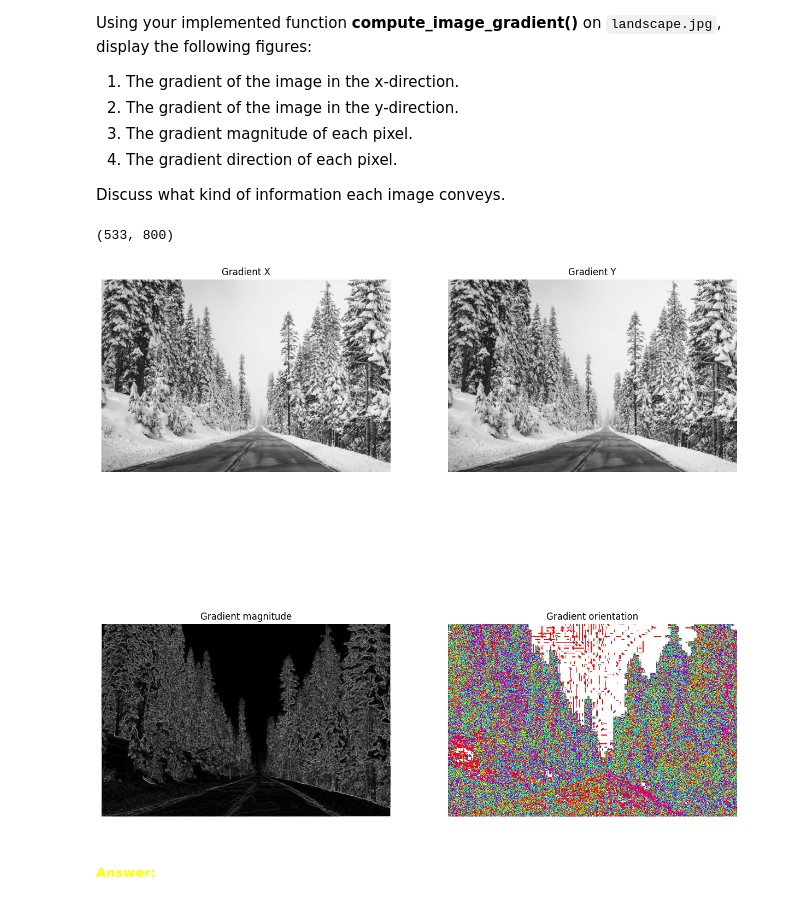
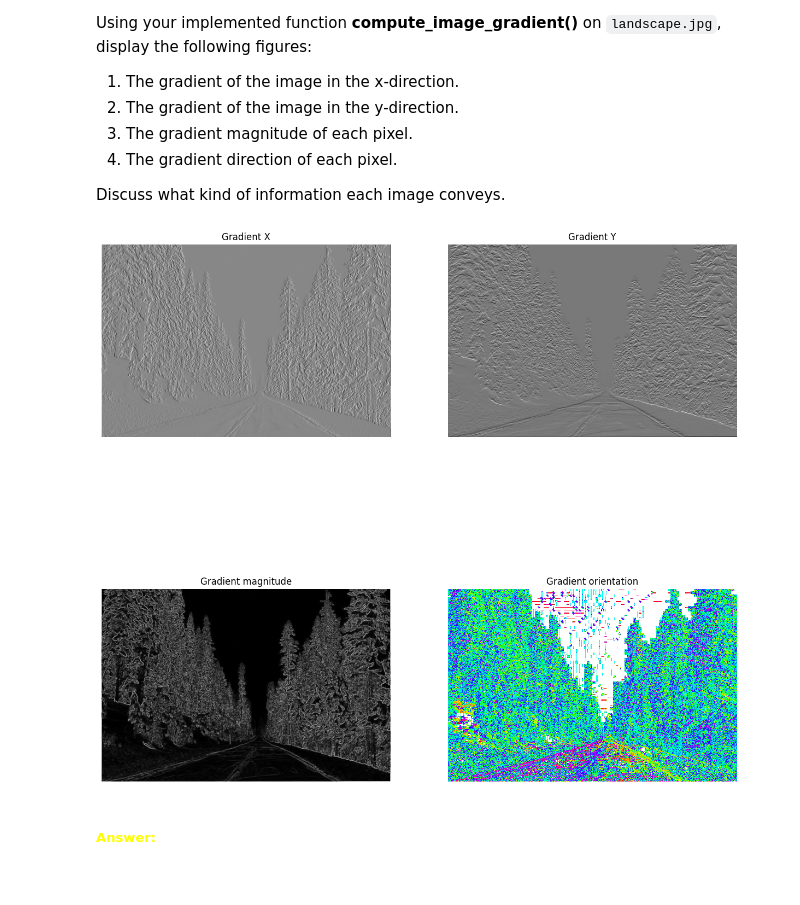
Before and after one commit to meherc99/group44_cv_labs, a Jupyter notebook: cv1-lab-2/cv1-lab-2.ipynb, the cells around one changed output. Saved outputs shown, nothing was run; the diff lists cells and outputs as text; code cells hidden in the pictures.

```diff
--- a/cv1-lab-2/cv1-lab-2.ipynb
+++ b/cv1-lab-2/cv1-lab-2.ipynb
@@ -823,11 +860,11 @@ def compute_image_gradient(input_image: np.ndarray):
                [-1, -2, -1]]
 
     # YOUR CODE HERE
-    gradient_x = scipy.signal.convolve2d(input_image, sobel_x, mode='same')
-    gradient_y = scipy.signal.convolve2d(input_image, sobel_y, mode='same')
+    gradient_x = normalize_image(scipy.signal.convolve2d(input_image, sobel_x, mode='same'))
+    gradient_y = normalize_image(scipy.signal.convolve2d(input_image, sobel_y, mode='same'))
 
     gradient_magnitude = np.sqrt(gradient_x**2 + gradient_y**2)
-    gradient_direction = np.tanh(gradient_y / gradient_x)
+    gradient_direction = np.arctan(gradient_y / gradient_x)
 
     return gradient_x, gradient_y, gradient_magnitude, gradient_direction
 # %% [markdown]
@@ -850,4 +888,0 @@ image = cv2.cvtColor(image, cv2.COLOR_BGR2GRAY)
-# %%
-image.shape
-# %% [output]
-(533, 800)
@@ -861,24 +889,23 @@ grad_x, grad_y, grad_magnitude, grad_direction = compute_image_gradient(image)
 # %%
-
 fig, ((ax_gradx, ax_grady), (ax_mag, ax_ang)) = plt.subplots(2, 2, figsize=(15, 15))
-ax_gradx.imshow(image, cmap='gray')
+ax_gradx.imshow(grad_x, cmap='gray')
 ax_gradx.set_title('Gradient X')
 ax_gradx.set_axis_off()
 
-ax_grady.imshow(image, cmap='gray')
+ax_grady.imshow(grad_y, cmap='gray')
 ax_grady.set_title('Gradient Y')
 ax_grady.set_axis_off()
 
 ax_mag.imshow(np.absolute(grad_magnitude), cmap='gray')
 ax_mag.set_title('Gradient magnitude')
 ax_mag.set_axis_off()
 
-ax_ang.imshow(np.angle(grad_direction), cmap='hsv') # hsv is cyclic, like angles
+ax_ang.imshow(grad_direction, cmap='hsv') # hsv is cyclic, like angles
 ax_ang.set_title('Gradient orientation')
 ax_ang.set_axis_off()
 fig.show()
 # %% [output]
-[figure, old version]
+[figure, new version]
 # %% [markdown]
 ##### <font color='yellow'>Answer:</font>
 # %% [markdown]
```
Also changed, not shown: parts of 16 cells of this notebook.
